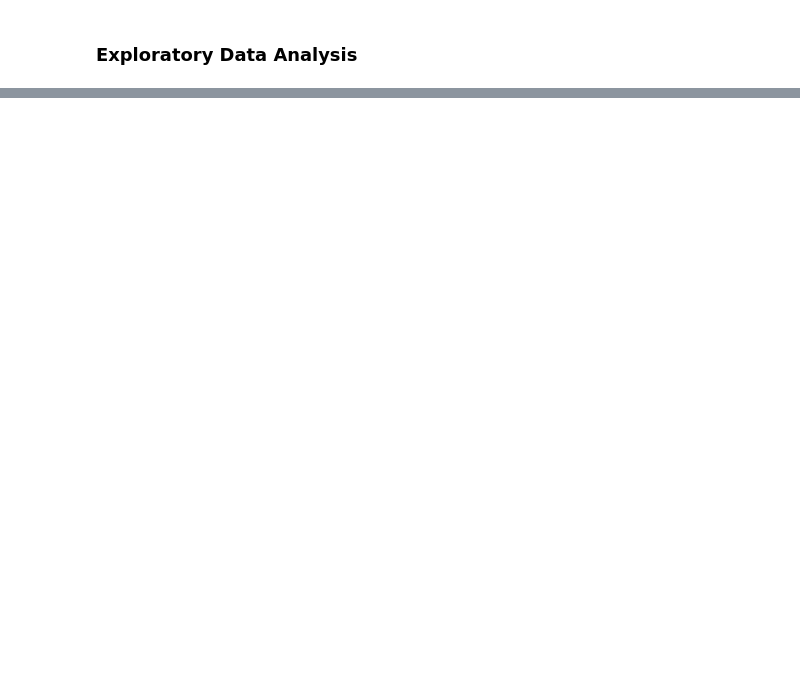
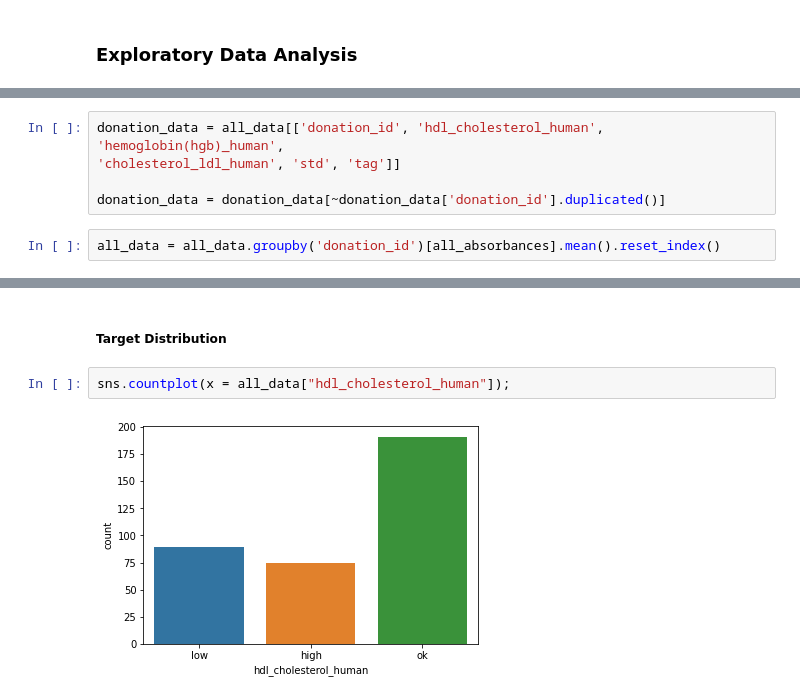
Before and after one commit to Abimbola-ai/Blood-Spectorscopy, a Jupyter notebook: data_cleaning.ipynb, the cells around one changed output, grey strips where cells are left out. Drawn from its saved outputs; the diff is of its cells as text; blank space fills up the shorter version.

```diff
--- a/data_cleaning.ipynb
+++ b/data_cleaning.ipynb
@@ -57,0 +216,7 @@ spectra_skinfatblood = pd.read_csv('Spectra_skinfatblood.csv', index_col=0)
+# %%
+donation_data = all_data[['donation_id', 'hdl_cholesterol_human', 'hemoglobin(hgb)_human',
+'cholesterol_ldl_human', 'std', 'tag']]
+
+donation_data = donation_data[~donation_data['donation_id'].duplicated()]
+# %%
+all_data = all_data.groupby('donation_id')[all_absorbances].mean().reset_index()
@@ -57,0 +292,6 @@ spectra_skinfatblood = pd.read_csv('Spectra_skinfatblood.csv', index_col=0)
+# %% [markdown]
+##### Target Distribution
+# %%
+sns.countplot(x = all_data["hdl_cholesterol_human"]);
+# %% [output]
+[figure, added]
```
Also changed, not shown: parts of 77 cells of this notebook, 2 other files.
